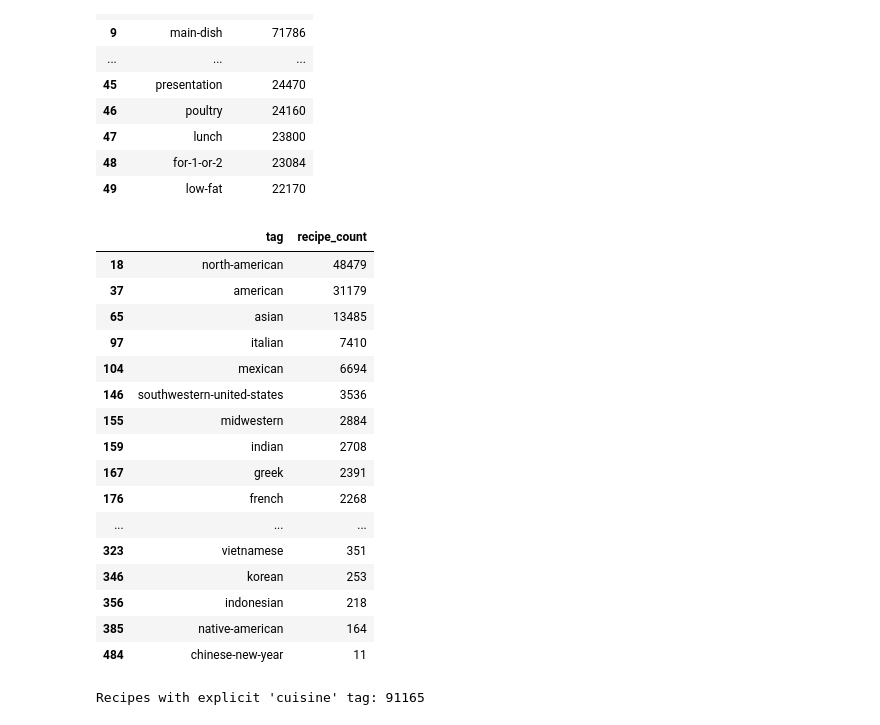
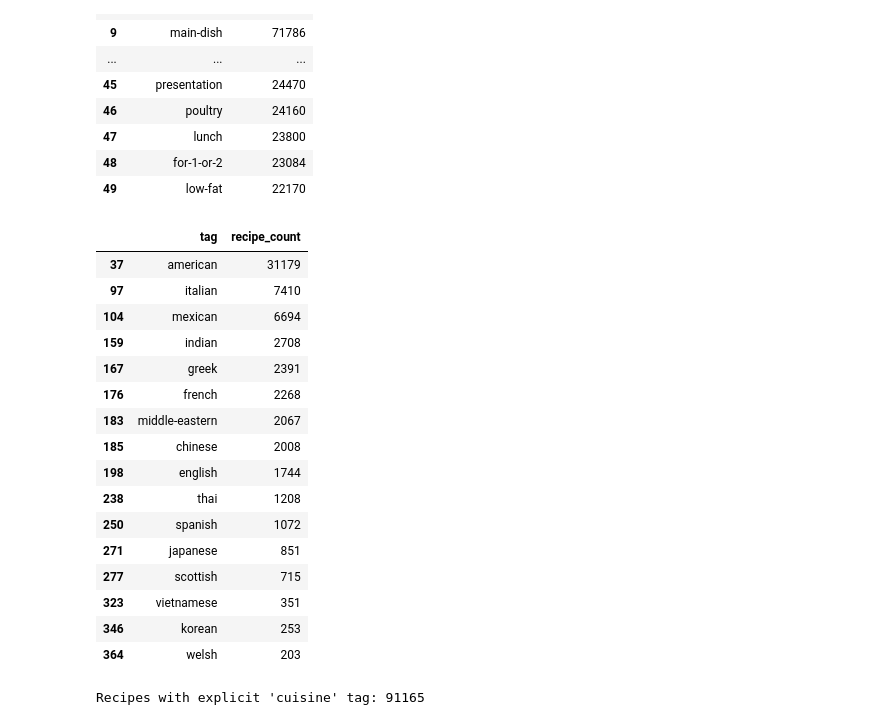
Before and after one commit to diwas10/Savora-AI-Meal-Planner-GC-1, a Jupyter notebook: eda/food.com_eda.ipynb, the cells around one changed output. Saved outputs shown, nothing was run; the diff lists cells and outputs as text; code cells hidden in the pictures.

```diff
--- a/eda/food.com_eda.ipynb
+++ b/eda/food.com_eda.ipynb
@@ -501,52 +501,40 @@ Total unique tags: 552
 | 48 | for-1-or-2 | 23084 |
 | 49 | low-fat | 22170 |
 # %%
-cuisine_keywords = [
-    "indian",
-    "south indian",
-    "north indian",
-    "chinese",
-    "asian",
-    "western",
-    "italian",
-    "mexican",
-    "thai",
-    "japanese",
-    "korean",
-    "french",
-    "greek",
-    "mediterranean",
-    "american",
-    "british",
-    "spanish",
-    "middle eastern",
-    "indonesian",
-    "vietnamese",
-]
+from pathlib import Path
 
-cuisine_tags = all_tags[
-    all_tags["tag"].apply(lambda x: any(keyword in x for keyword in cuisine_keywords))
-]
+from savora_ai.core.food_data.foodcom_cuisines import (
+    CUISINE_TAGS,
+    cuisine_coverage,
+    get_cuisines,
+    summarize_cuisines,
+)
+
+# Exact tags only: no geographic/holiday substring inference.
+# See the explicit 15-category taxonomy and provenance in food.com_eda.md.
+cuisine_categories = CUISINE_TAGS
+supported_cuisine_tags = set().union(*CUISINE_TAGS.values())
+cuisine_tags = all_tags[all_tags["tag"].isin(supported_cuisine_tags)]
 
 cuisine_tags
 # %% [output]
 |  | tag | recipe_count |
-| 18 | north-american | 48479 |
 | 37 | american | 31179 |
-| 65 | asian | 13485 |
 | 97 | italian | 7410 |
 | 104 | mexican | 6694 |
-| 146 | southwestern-united-states | 3536 |
-| 155 | midwestern | 2884 |
 | 159 | indian | 2708 |
 | 167 | greek | 2391 |
 | 176 | french | 2268 |
-| ... | ... | ... |
+| 183 | middle-eastern | 2067 |
+| 185 | chinese | 2008 |
+| 198 | english | 1744 |
+| 238 | thai | 1208 |
+| 250 | spanish | 1072 |
+| 271 | japanese | 851 |
+| 277 | scottish | 715 |
 | 323 | vietnamese | 351 |
 | 346 | korean | 253 |
-| 356 | indonesian | 218 |
-| 385 | native-american | 164 |
-| 484 | chinese-new-year | 11 |
+| 364 | welsh | 203 |
 # %%
 cuisine_tagged_recipes = recipes[
     recipes["tags_list"].apply(lambda tags: "cuisine" in [str(t).lower() for t in tags])
```
Also changed, not shown: parts of 10 cells of this notebook, 6 other files.
